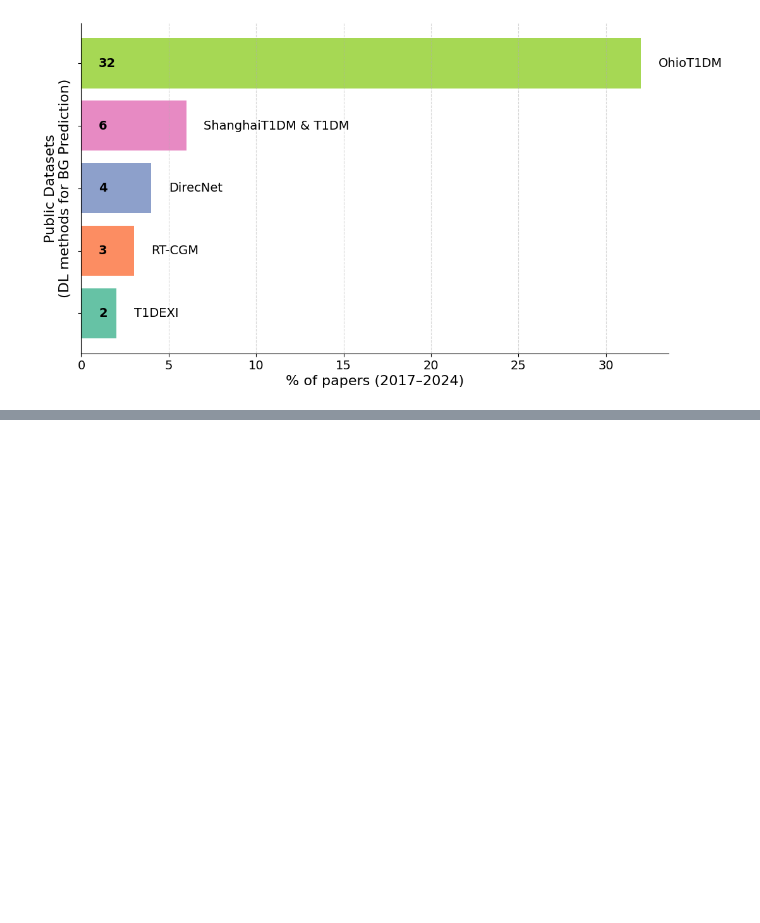
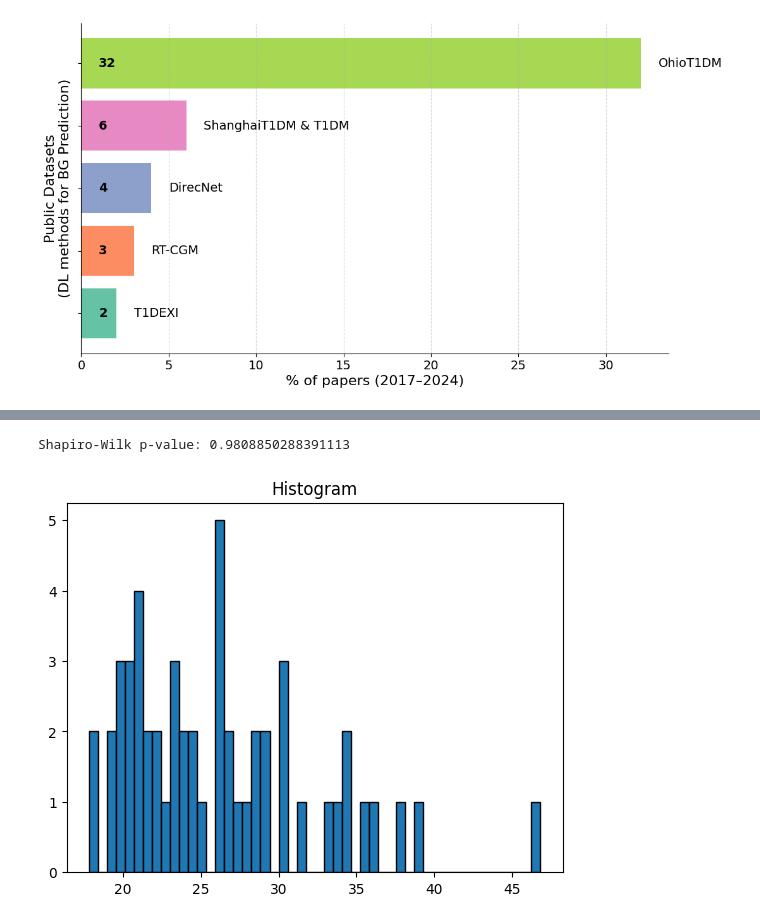
Before and after one commit to Augmented-Health-Lab/ReproGenBG_ML4H, a Jupyter notebook: Literature_review_summary/literature_summary.ipynb, the cells around one changed output, grey strips where cells are left out. Cells and saved outputs as stored; diff of their text form; code cells hidden in the pictures; blank space fills up the shorter version.

```diff
--- a/Literature_review_summary/literature_summary.ipynb
+++ b/Literature_review_summary/literature_summary.ipynb
@@ -540,0 +504,4 @@ plot_ratios(ds_ratios)
+# %%
+ohio_df = retrained_result[retrained_result["Dataset"] == "OhioT1DM"]
+diatrend_df = retrained_result[retrained_result["Dataset"] == "DiaTrend"]
+t1dexi_df = retrained_result[retrained_result["Dataset"] == "T1DEXI"]
@@ -540,0 +553,33 @@ plot_ratios(ds_ratios)
+# %%
+from scipy.stats import mannwhitneyu
+
+# List of retrained columns
+retrained_columns = [col for col in retrained_result.columns if col.endswith("_retrained")]
+
+# Perform Mann–Whitney U tests
+results = []
+for col in retrained_columns:
+    # OhioT1DM vs DiaTrend
+    u_stat, p_value = mannwhitneyu(ohio_df[col], diatrend_df[col], alternative='two-sided')
+    results.append({
+        "Method": col,
+        "Comparison": "OhioT1DM vs DiaTrend",
+        "U-statistic": u_stat,
+        "p-value": p_value
+    })
+
+    # OhioT1DM vs T1DEXI (if T1DEXI exists)
+    if t1dexi_df is not None:
+        u_stat, p_value = mannwhitneyu(ohio_df[col], t1dexi_df[col], alternative='two-sided')
+        results.append({
+            "Method": col,
+            "Comparison": "OhioT1DM vs T1DEXI",
+            "U-statistic": u_stat,
+            "p-value": p_value
+        })
+
+# Convert results to a DataFrame
+results_df = pd.DataFrame(results)
+
+# Display results
+print(results_df)
@@ -541,3 +600,16 @@ plot_ratios(ds_ratios)
+# %%
+from scipy.stats import shapiro
+
+stat, p = shapiro(t1dexi_df[retrained_columns[5]])
+print(f"Shapiro-Wilk p-value: {p}")
+# %% [output]
+Shapiro-Wilk p-value: 0.9808850288391113
+# %%
+plt.hist(diatrend_df[col], bins=50, edgecolor='k')
+plt.title("Histogram")
+plt.show()
+# %% [output]
+[figure, added]
 # %%
 import matplotlib.pyplot as plt
 import numpy as np
```
Also changed, not shown: parts of 7 cells of this notebook, 1 other file.
